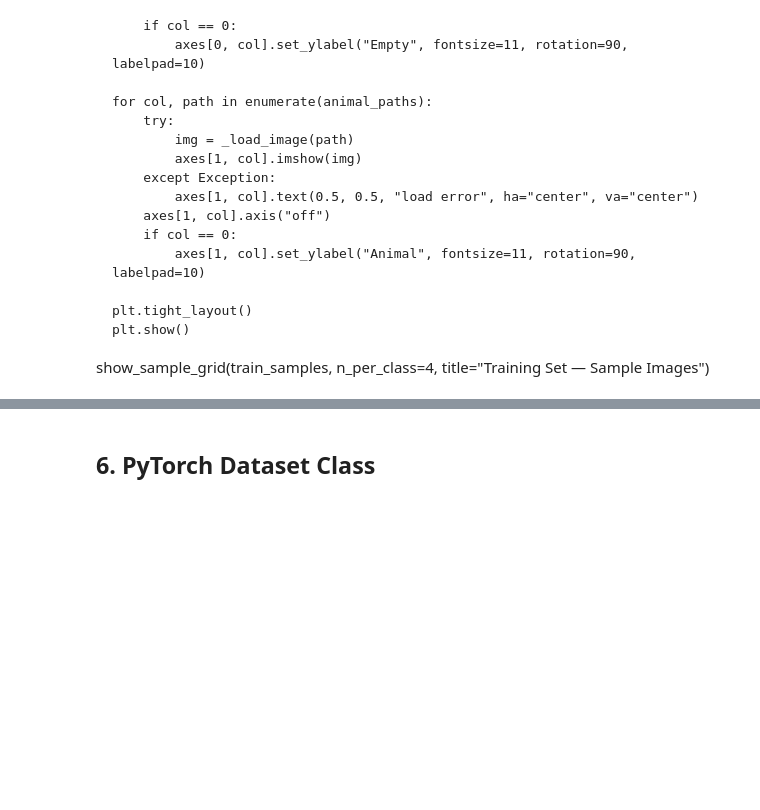
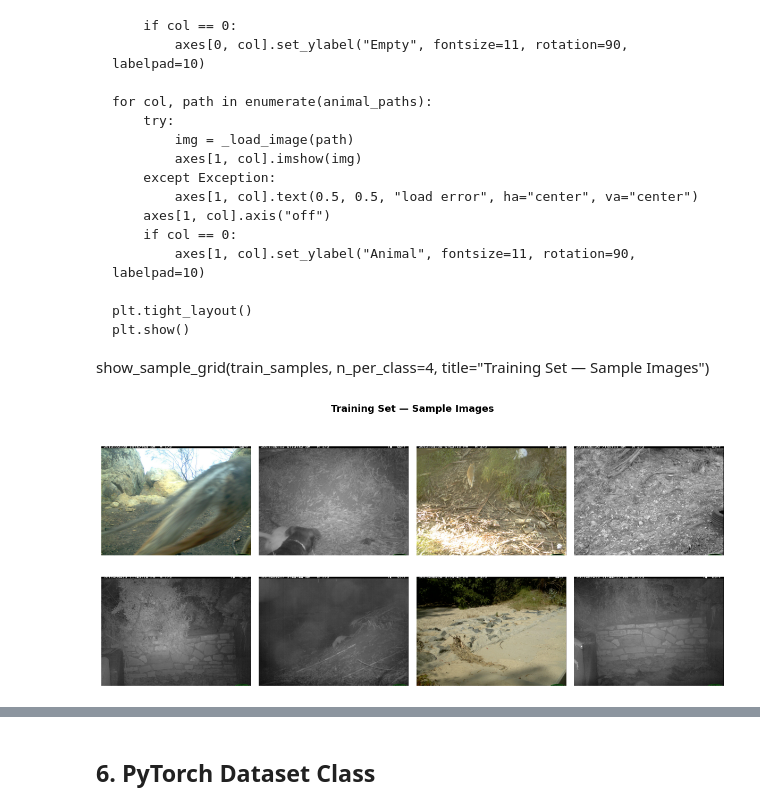
Before and after one commit to andrewEdson/Automated-Wildlife-Classification, a Jupyter notebook: 01_empty_vs_animal_classifier.ipynb, the cells around one changed output, grey strips where cells are left out. Saved outputs shown, nothing was run; the diff lists cells and outputs as text; code cells hidden in the pictures; blank space fills up the shorter version.

```diff
--- a/01_empty_vs_animal_classifier.ipynb
+++ b/01_empty_vs_animal_classifier.ipynb
@@ -86,6 +91,7 @@ Run this cell in Google Colab to:
 
 Skip this cell when running locally — `IS_COLAB` will be `False` and nothing executes.
 # %%
+
 # ── Colab detection ────────────────────────────────────────────────────────
 try:
     import google.colab  # noqa: F401
@@ -96,7 +102,7 @@ except ImportError:
 if IS_COLAB:
     # ── Mount Google Drive ──────────────────────────────────────────────────
     from google.colab import drive
-    drive.mount("/content/drive", force_remount=False)
+    drive.mount("/content/drive", force_remount=True)
 
     # ── Install gcsfs for GCS image streaming ──────────────────────────────
     import subprocess
@@ -483,6 +514,60 @@ def show_sample_grid(samples, n_per_class=4, title="Sample Images"):
     plt.show()
 
 show_sample_grid(train_samples, n_per_class=4, title="Training Set — Sample Images")
+# %%
+# Variables needed for this specific cell to run independently, derived from the show_sample_grid call in JvgJrWmdJf2D
+n_per_class = 4
+title = "Training Set — Sample Images"
+
+# Assuming `train_samples` is available from the previous `load-cct20-code` cell.
+# If not, you would need to define `train_samples` here or ensure `load-cct20-code` is run first.
+empty_paths  = [p for p, l in train_samples if l == 0][:n_per_class]
+animal_paths = [p for p, l in train_samples if l == 1][:n_per_class]
+
+# Define _get_gcs_fs() locally for this cell, as it's used within _load_image
+_gcs_fs_instance = None
+def _get_gcs_fs():
+    global _gcs_fs_instance
+    if _gcs_fs_instance is None:
+        import gcsfs
+        _gcs_fs_instance = gcsfs.GCSFileSystem(token="anon")
+    return _gcs_fs_instance
+
+fig, axes = plt.subplots(2, n_per_class, figsize=(3 * n_per_class, 6))
+fig.suptitle(title, fontsize=13, fontweight="bold")
+
+def _load_image(path):
+    if CONFIG["use_gcs"]:
+        fs = _get_gcs_fs()
+        with fs.open(str(path), "rb") as f:
+            return Image.open(io.BytesIO(f.read())).convert("RGB")
+    else:
+        return Image.open(path).convert("RGB")
+
+for col, path in enumerate(empty_paths):
+    try:
+        img = _load_image(path)
+        axes[0, col].imshow(img)
+    except Exception:
+        axes[0, col].text(0.5, 0.5, "load error", ha="center", va="center")
+    axes[0, col].axis("off")
+    if col == 0:
+        axes[0, col].set_ylabel("Empty", fontsize=11, rotation=90, labelpad=10)
+
+for col, path in enumerate(animal_paths):
+    try:
+        img = _load_image(path)
+        axes[1, col].imshow(img)
+    except Exception:
+        axes[1, col].text(0.5, 0.5, "load error", ha="center", va="center")
+    axes[1, col].axis("off")
+    if col == 0:
+        axes[1, col].set_ylabel("Animal", fontsize=11, rotation=90, labelpad=10)
+
+plt.tight_layout()
+plt.show()
+# %% [output]
+[figure, added]
 # %%
 # ── Class distribution bar chart ───────────────────────────────────────────
 fig, axes = plt.subplots(1, 3, figsize=(14, 4))
```
Also changed, not shown: parts of 10 cells of this notebook.
